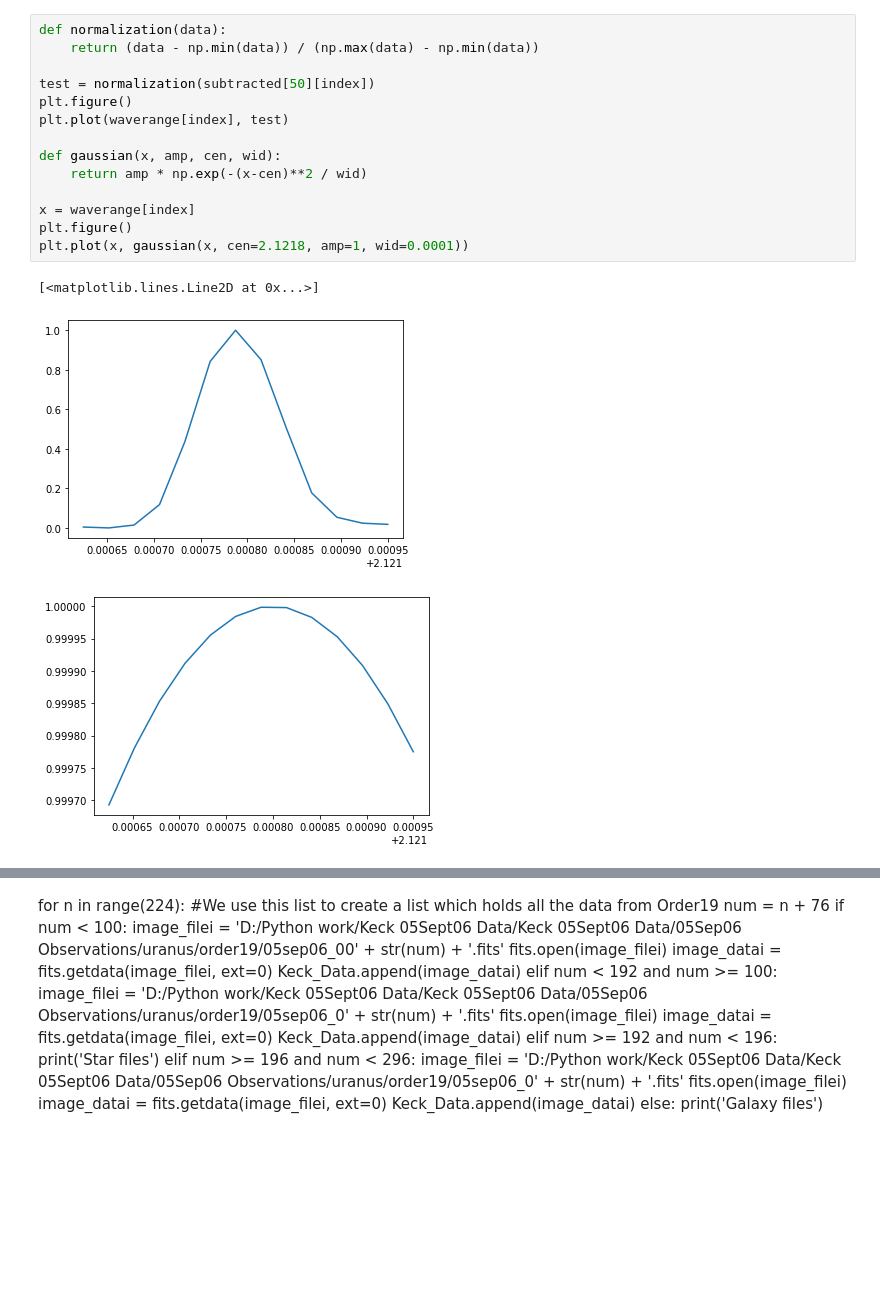
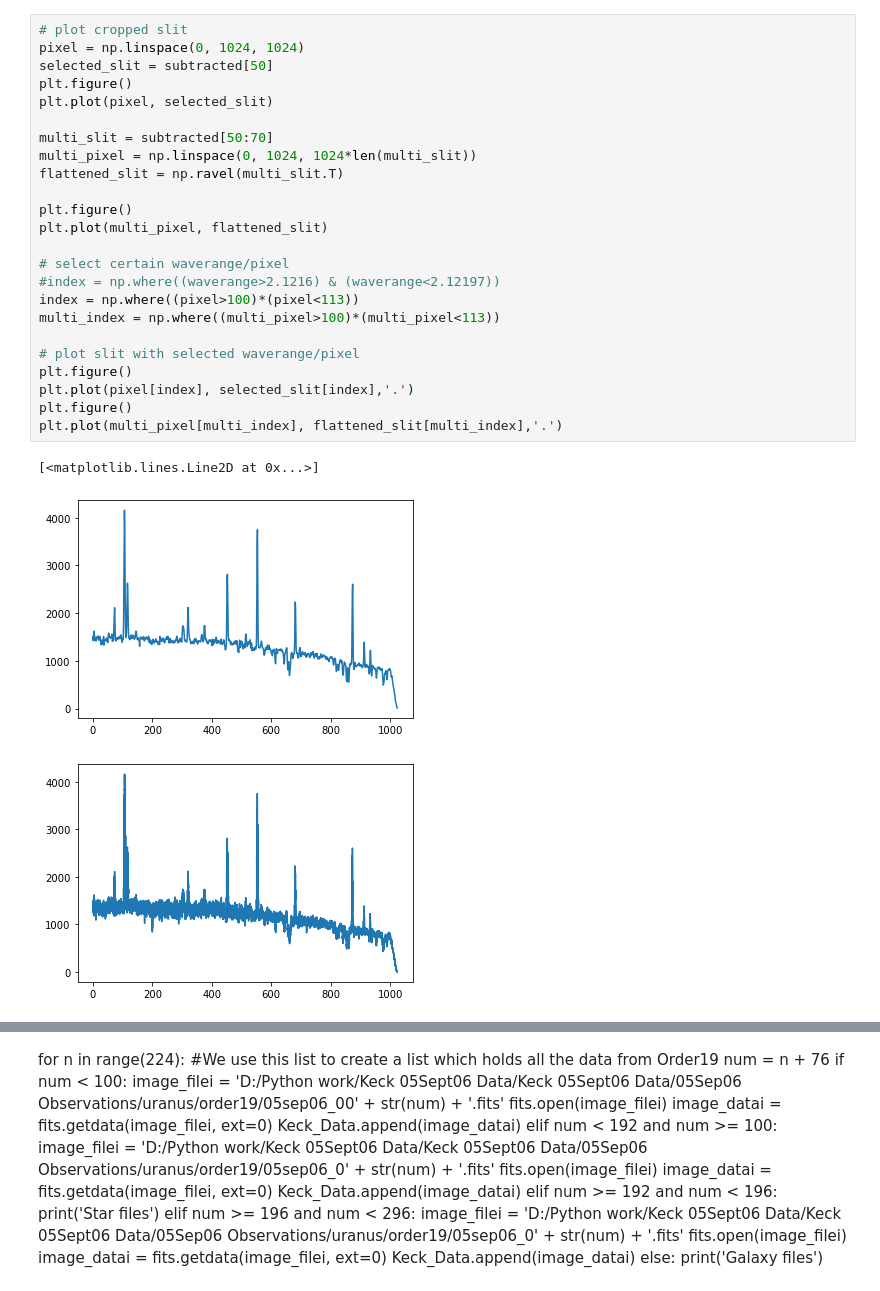
Before and after one commit to ruoyanwangdr/Dynamics-of-Jovian-Infrared-Auroral-Ionosphere-and-Thermosphere, a Jupyter notebook: h3p.ipynb, the cells around one changed output, grey strips where cells are left out. Cells and saved outputs as stored; diff of their text form; blank space fills up the shorter version.

```diff
--- a/h3p.ipynb
+++ b/h3p.ipynb
@@ -59,18 +46,28 @@ plt.plot(waverange[index], subtracted[50][index])
-# %%
-def normalization(data):
-    return (data - np.min(data)) / (np.max(data) - np.min(data))
-
-test = normalization(subtracted[50][index])
-plt.figure()
-plt.plot(waverange[index], test)
-
-def gaussian(x, amp, cen, wid):
-    return amp * np.exp(-(x-cen)**2 / wid)
-
-x = waverange[index]
-plt.figure()
-plt.plot(x, gaussian(x, cen=2.1218, amp=1, wid=0.0001))
-# %% [output]
-[<matplotlib.lines.Line2D at 0x...>]
-[figure, removed]
-[figure, removed]
+# %%
+# plot cropped slit
+pixel = np.linspace(0, 1024, 1024)
+selected_slit = subtracted[50]
+plt.figure()
+plt.plot(pixel, selected_slit)
+
+multi_slit = subtracted[50:70]
+multi_pixel = np.linspace(0, 1024, 1024*len(multi_slit))
+flattened_slit = np.ravel(multi_slit.T)
+
+plt.figure()
+plt.plot(multi_pixel, flattened_slit)
+
+# select certain waverange/pixel
+#index = np.where((waverange>2.1216) & (waverange<2.12197))
+index = np.where((pixel>100)*(pixel<113))
+multi_index = np.where((multi_pixel>100)*(multi_pixel<113))
+
+# plot slit with selected waverange/pixel
+plt.figure()
+plt.plot(pixel[index], selected_slit[index],'.')
+plt.figure()
+plt.plot(multi_pixel[multi_index], flattened_slit[multi_index],'.')
+# %% [output]
+[<matplotlib.lines.Line2D at 0x...>]
+[figure, added]
+[figure, added]
```
Also changed, not shown: parts of 3 cells of this notebook.
